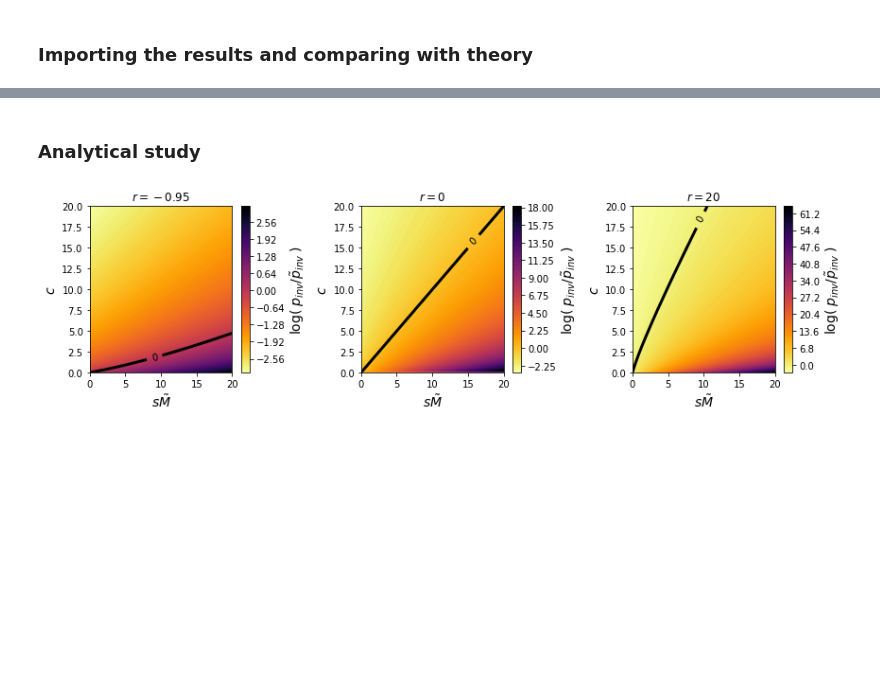
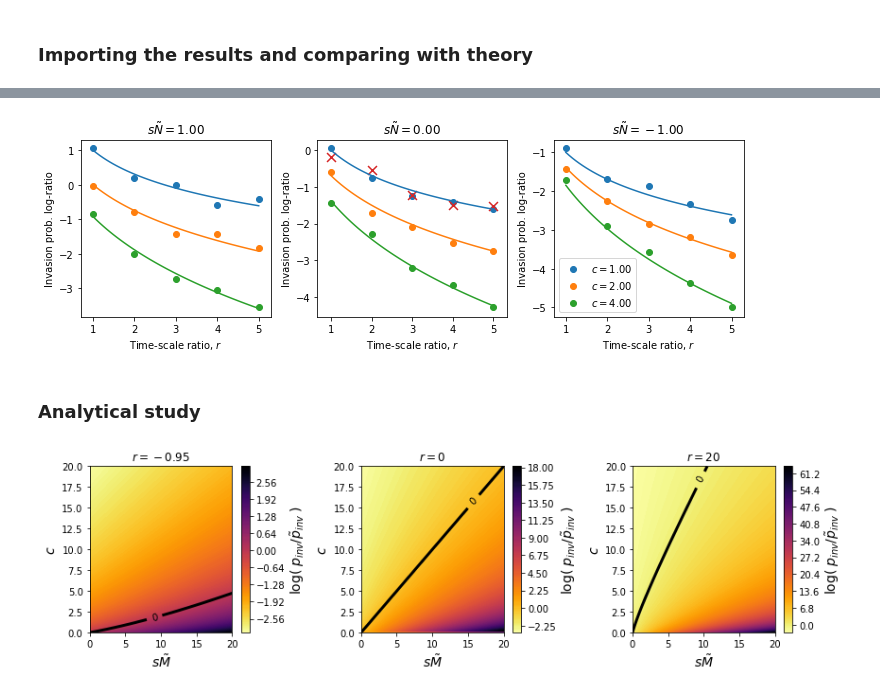
Before and after one commit to amazzoli/PopGenCompetition, a Jupyter notebook: main/Invasion_prob_LV.ipynb, the cells around one changed output, grey strips where cells are left out. Saved outputs shown, nothing was run; the diff lists cells and outputs as text; code cells hidden in the pictures; blank space fills up the shorter version.

```diff
--- a/main/Invasion_prob_LV.ipynb
+++ b/main/Invasion_prob_LV.ipynb
@@ -75,3 +111,51 @@ plt.savefig(plot_dir+"p_inv.png", dpi=200)
+# %%
+beta2 = np.array([1,2,3,4,5])
+data_dir = '../data/inv_prob/plotkin2/'
+
+inv_p, inv_p_sw = [], []
+
+count = 1
+for i in range(len(beta2)):
+    aux_p, aux_p_sw = [], []
+    p = ut.read_params(data_dir + str(count) + '_param.txt')
+    aux_p.append(float(ut.read_inv_p(data_dir + str(count) + '_inv_p.txt')))
+    p = ut.read_params(data_dir + str(count) + 'sw_param.txt')
+    aux_p_sw.append(float(ut.read_inv_p(data_dir + str(count) + 'sw_inv_p.txt')))
+    count+=1
+    inv_p.append(aux_p)
+    inv_p_sw.append(aux_p_sw)
+
+
+inv_p = np.array(inv_p)
+inv_p_sw = np.array(inv_p_sw)
+# %%
+fig, axs = plt.subplots(1,len(ratio_at_sM), figsize=(10,3.5))
+
+for i in range(len(ratio_at_sM.keys())):
+    sM = list(ratio_at_sM.keys())[i]
+    axs[i].set_title(r'$s \tilde{N}=%3.2f$'%sM)
+    axs[i].set_xlabel('Time-scale ratio, $r$')
+    axs[i].set_ylabel('Invasion prob. log-ratio')
+    #unique_cs = set(cs_at_sM[sM])
+    unique_cs = [1.0,2.0,4.0]
+    for c in unique_cs:
+        ratio, r = np.array([]), np.array([])
+        for k in range(len(ratio_at_sM[sM])):
+            if cs_at_sM[sM][k] == c:
+                ratio = np.append(np.log(ratio_at_sM[sM][k]), ratio)
+                r = np.append(rs_at_sM[sM][k], r)
+        axs[i].scatter(r, ratio, label=r'$c=%3.2f$'%c)
+        x = np.linspace(min(r), max(r))
+        axs[i].plot(x, [log_inv_prob_ratio(sM, ar, c) for ar in x])
+
+
+axs[1].scatter(beta2, np.log(inv_p_sw/inv_p), marker='x', s=80, label='Plotkin')
+
+plt.legend()
+plt.tight_layout()
+plt.savefig(plot_dir+'p_inv_log_ratio.png', dpi=200, transparent=True)
+# %% [output]
+[figure, added]
 # %% [markdown]
 ### Analytical study
 # %%
```
Also changed, not shown: parts of 12 cells of this notebook, 20 other files.
